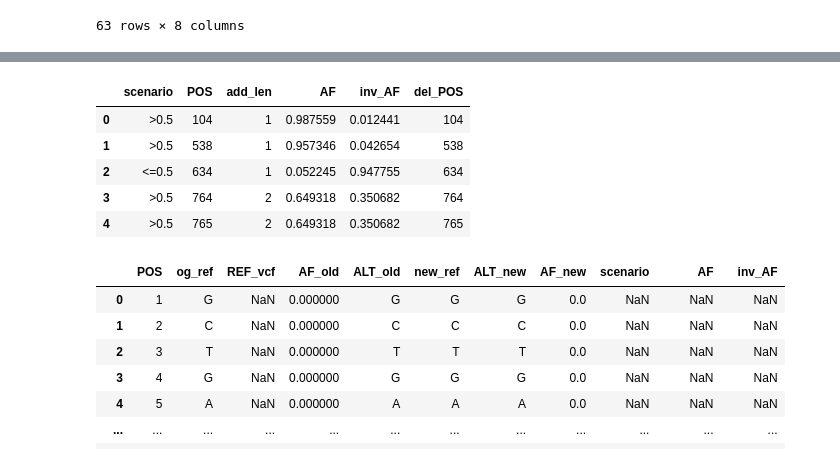
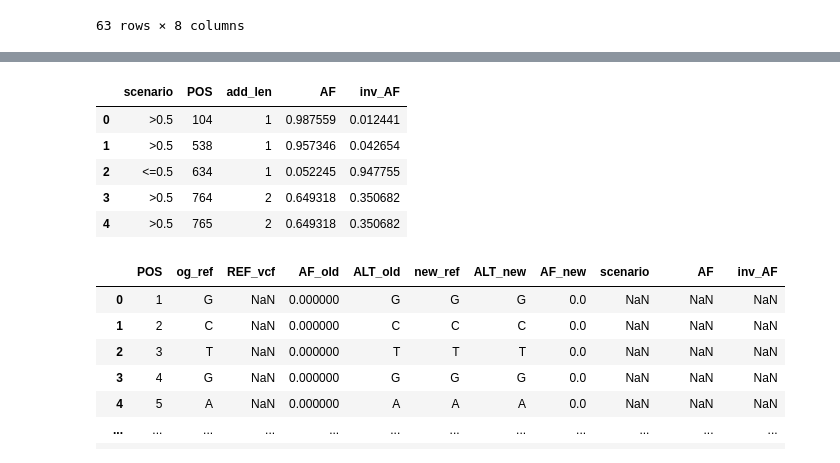
Before and after one commit to chowfi/Human-rDNA, a Jupyter notebook: notebooks/vcf_Reframe.ipynb, the cells around one changed output, grey strips where cells are left out. Cells and saved outputs as stored; diff of their text form; code cells hidden in the pictures.

```diff
--- a/notebooks/vcf_Reframe.ipynb
+++ b/notebooks/vcf_Reframe.ipynb
@@ -566,42 +611,35 @@ merged_df.head(74)
 # %%
-# Ensure 'AF_old' is numeric
 merged_df['AF_old'] = pd.to_numeric(merged_df['AF_old'], errors='raise')
 
-# Filter rows where the length of 'REF_vcf' is greater than 1
 copy_del_df = merged_df[merged_df['REF_vcf'].str.len() > 1].copy()
 
-# Calculate additional columns
 copy_del_df['add_len'] = copy_del_df['REF_vcf'].str.len() - 1
 copy_del_df['inv_AF'] = 1 - copy_del_df['AF_old']
 
-# Initialize a list to hold the new rows
 rows = []
 
-# Iterate through each row in the filtered DataFrame
 for _, row in copy_del_df.iterrows():
     for i in range(1, row['add_len'] + 1):
         new_row = {
             'scenario': '>0.5' if row['AF_old'] > 0.5 else '<=0.5',
             'POS': row['POS'] + i,
             'add_len': row['add_len'],
             'AF': row['AF_old'],
             'inv_AF': row['inv_AF'],
-            'del_POS': row['POS'] + i
+            # 'del_POS': row['POS'] + i
         }
         rows.append(new_row)
 
-# Create a new DataFrame from the list of new rows
 new_df = pd.DataFrame(rows)
 
-# Output the new DataFrame to check results
 display(new_df.head())
 # %% [output]
-|  | scenario | POS | add_len | AF | inv_AF | del_POS |
-| 0 | >0.5 | 104 | 1 | 0.987559 | 0.012441 | 104 |
-| 1 | >0.5 | 538 | 1 | 0.957346 | 0.042654 | 538 |
-| 2 | <=0.5 | 634 | 1 | 0.052245 | 0.947755 | 634 |
-| 3 | >0.5 | 764 | 2 | 0.649318 | 0.350682 | 764 |
-| 4 | >0.5 | 765 | 2 | 0.649318 | 0.350682 | 765 |
+|  | scenario | POS | add_len | AF | inv_AF |
+| 0 | >0.5 | 104 | 1 | 0.987559 | 0.012441 |
+| 1 | >0.5 | 538 | 1 | 0.957346 | 0.042654 |
+| 2 | <=0.5 | 634 | 1 | 0.052245 | 0.947755 |
+| 3 | >0.5 | 764 | 2 | 0.649318 | 0.350682 |
+| 4 | >0.5 | 765 | 2 | 0.649318 | 0.350682 |
 # %%
 # Merge the two DataFrames on 'POS'
 merged_updated_df = pd.merge(merged_df, new_df[['scenario', 'POS', 'AF', 'inv_AF']], on='POS', how='left')
```
Also changed, not shown: parts of 18 cells of this notebook, 1 other file.
